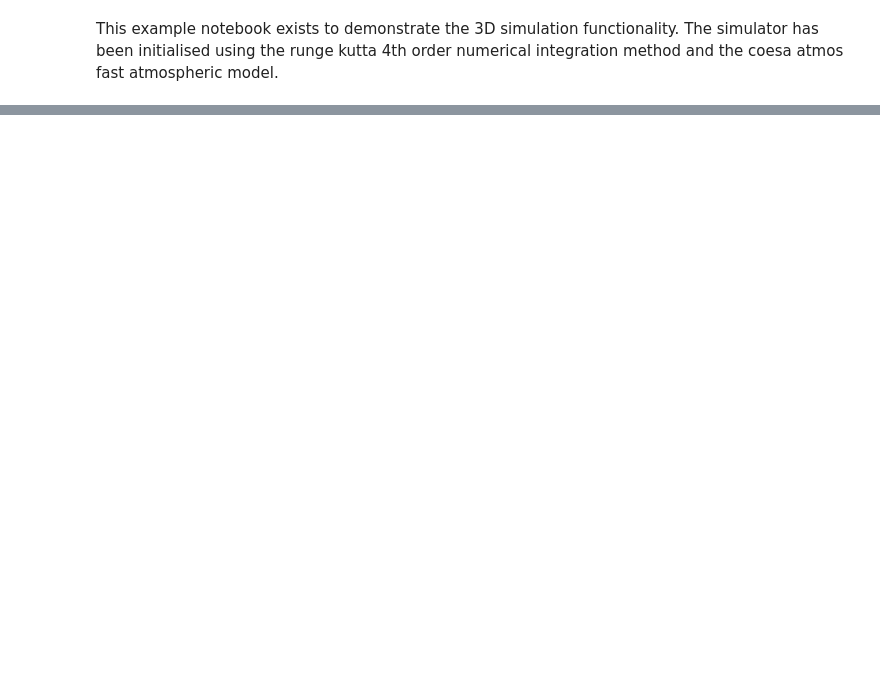
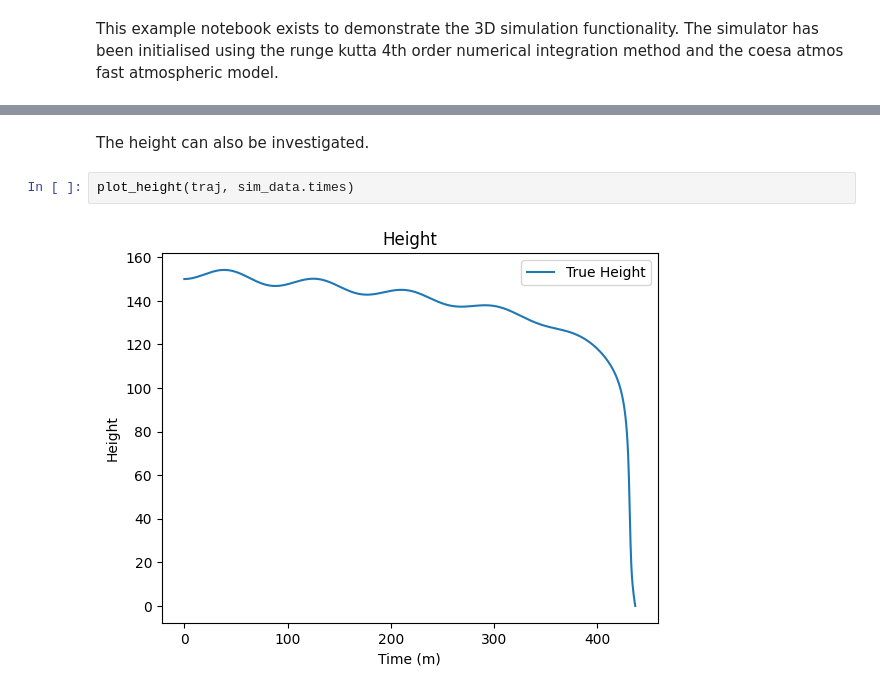
Before and after one commit to brendanbennett/deorbiter, a Jupyter notebook: examples/simulation_example_3D.ipynb, the cells around one changed output, grey strips where cells are left out. Cells and saved outputs as stored; diff of their text form; blank space fills up the shorter version.

```diff
--- a/examples/simulation_example_3D.ipynb
+++ b/examples/simulation_example_3D.ipynb
@@ -59,0 +38,6 @@ SimConfig(initial_state=[6551000.0, 0.0, 0.0, 7800.0], initial_time=0.0, simulat
+# %% [markdown]
+The height can also be investigated.
+# %%
+plot_height(traj, sim_data.times)
+# %% [output]
+[figure, added]
```
Also changed, not shown: parts of 7 cells of this notebook.
